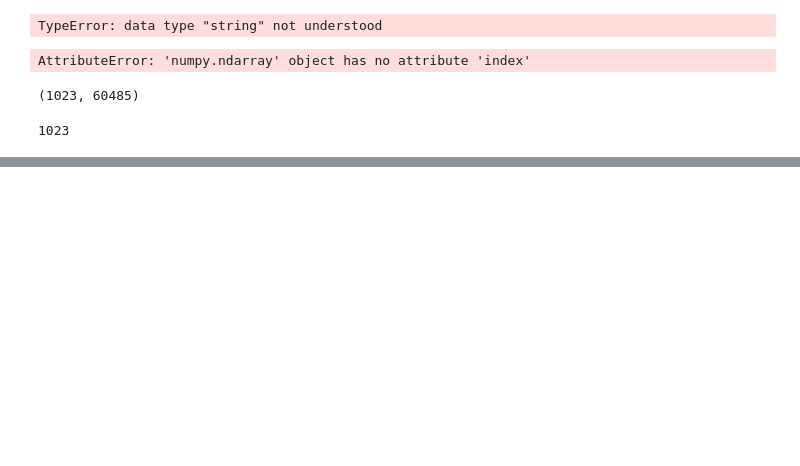
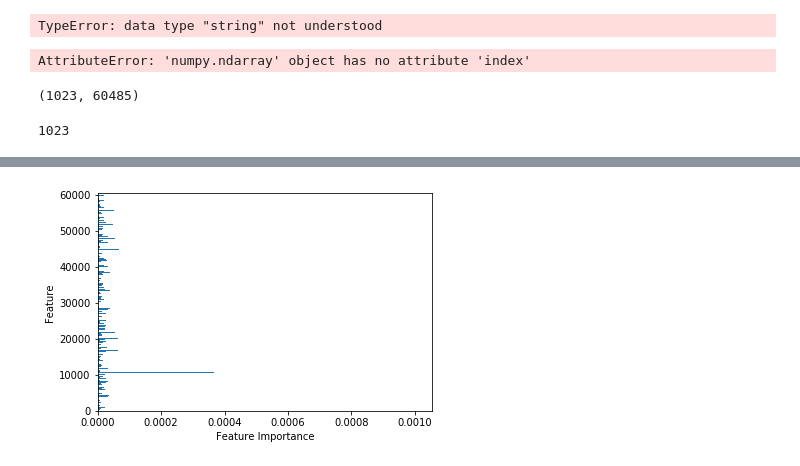
Before and after one commit to ldi00a/capstone18, a Jupyter notebook: decision tree.ipynb, the cells around one changed output, grey strips where cells are left out. Saved outputs shown, nothing was run; the diff lists cells and outputs as text; code cells hidden in the pictures; blank space fills up the shorter version.

Commit message:
Added random forests

```diff
--- a/decision tree.ipynb
+++ b/decision tree.ipynb
@@ -61,6 +63,7 @@ with gzip.open('../kidney FPKM data/'+files[0][1]+'/'+files[0][2], 'rb') as f:
 
 # FPKM_data will store all FPKM data in a row for all patients in the clinical data set
 FPKM_data = np.zeros((len(files),row_count+2))
+ensemble_name = []
 
 for n in range(len(files)):
     with gzip.open('../kidney FPKM data/'+files[n][1]+'/'+files[n][2], 'rb') as f:
@@ -76,6 +79,9 @@ for n in range(len(files)):
         for line in f:
             string=str(line)
             FPKM_data[n,m]=float(string[string.find('\\t')+2:string.find('\\n')])
+            if n==0:
+                #save ensemble protein names
+                ensemble_name.append(string[2:string.find('\\t')])
             m=m+1
 
 print(FPKM_data[0,0:5])
@@ -119,0 +145,5 @@ len(files)
+# %%
+xtrain, xtest, ytrain, ytest = train_test_split(FPKM_data[:,2:],FPKM_data[:,0],stratify = FPKM_data[:,0])
+
+forest = RandomForestClassifier(n_estimators=20000,random_state=2463,n_jobs=4)
+forest.fit(xtrain, ytrain)
@@ -119,0 +158,14 @@ len(files)
+# %%
+def plot_feature_importance(model):
+    n_features = FPKM_data.shape[1]-2  # the -2 is due to some headers in the data set array
+    plt.barh(range(n_features),model.feature_importances_, align='center')
+    #plt.yticks(np.arange(n_features),ensemble_name)
+    plt.xlabel("Feature Importance")
+    plt.ylabel("Feature")
+    plt.ylim(-1,n_features)
+    plt.show()
+# %%
+plot_feature_importance(forest)
+plt.show()
+# %% [output]
+[figure, added]
```
Also changed, not shown: parts of 62 cells of this notebook.
